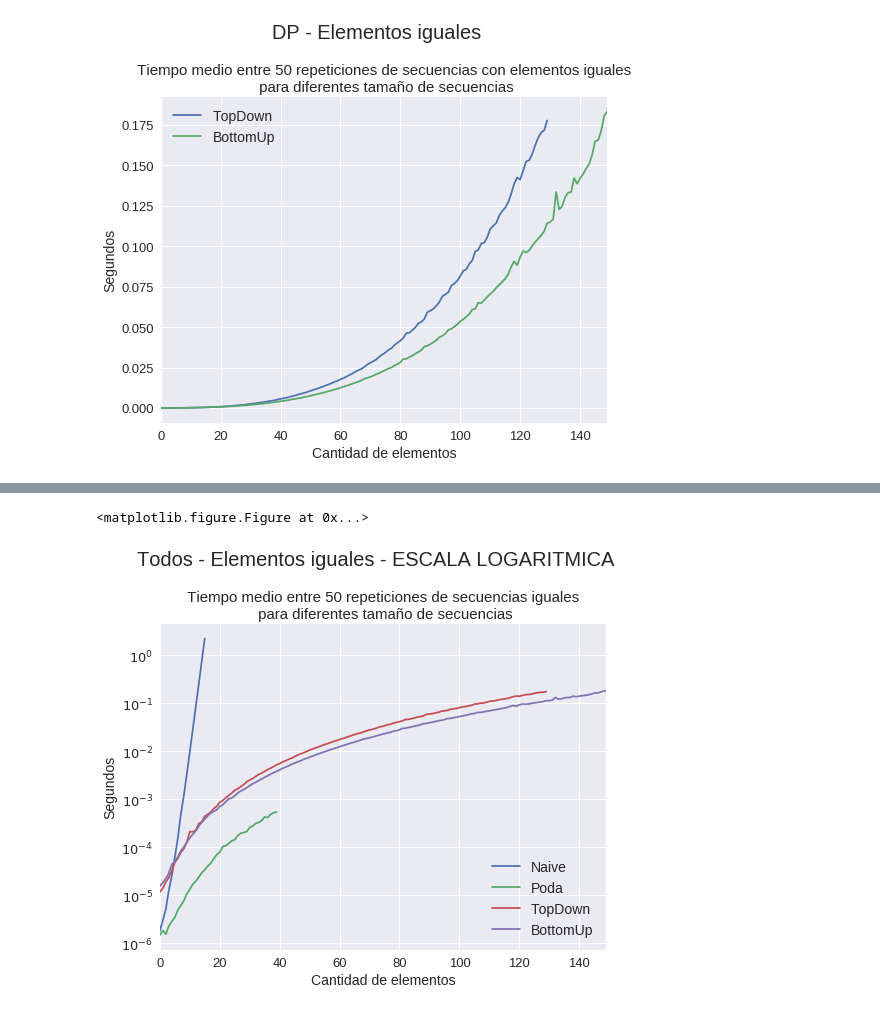
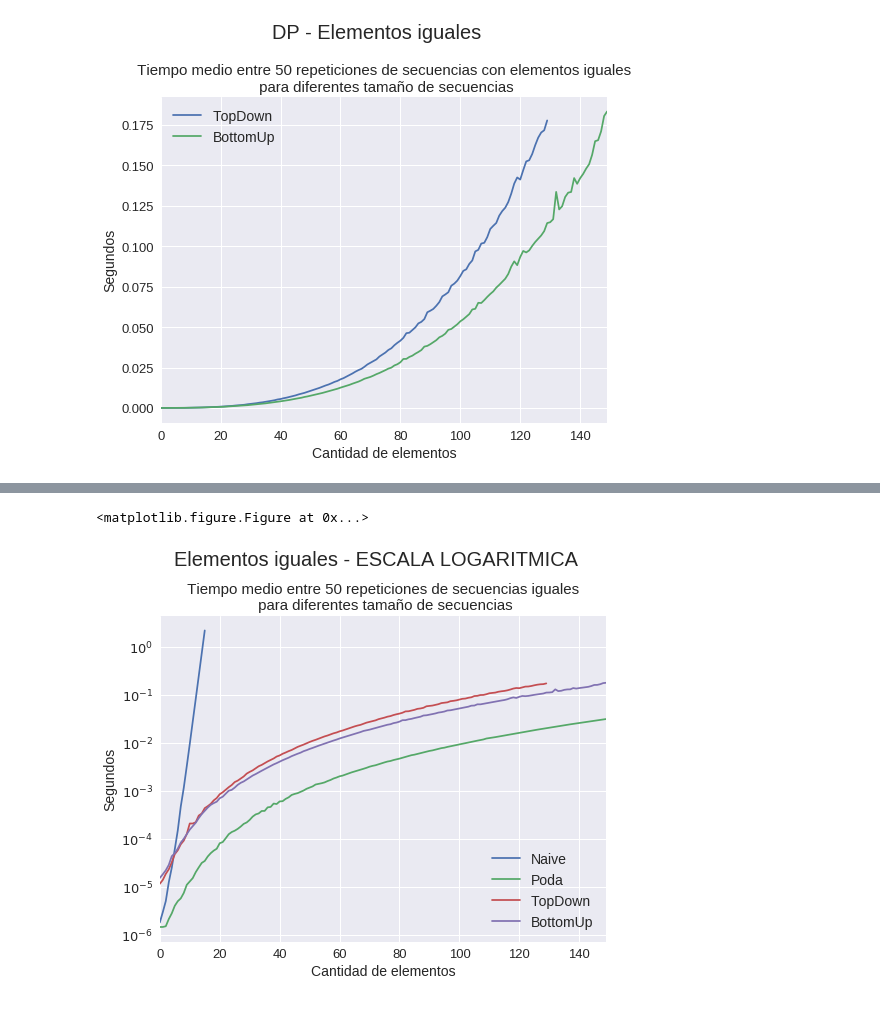
Before and after one commit to JonSeijo/algo3-tp1, a Jupyter notebook: experimentos/Graficador iguales.ipynb, the cells around one changed output, grey strips where cells are left out. Cells and saved outputs as stored; diff of their text form; code cells hidden in the pictures.

```diff
--- a/experimentos/Graficador iguales.ipynb
+++ b/experimentos/Graficador iguales.ipynb
@@ -211,28 +211,28 @@ plt.show()
 # %%
 %matplotlib inline
 tiempos_naive = datos_naive['meanSeconds']
-tiempos_poda = datos_poda['meanSeconds']
+tiempos_poda = datos_poda['meanSeconds'][:150]
 tiempos_topdown = datos_topdown['meanSeconds']
 tiempos_bottomup = datos_bottomup['meanSeconds']
 
 # 50 repes
 # Naive: n = 15
-# Poda: n = 40
+# Poda: n = 190
 
 plt.clf()
 fig = plt.figure(figsize=(8,6))
 plot_naive = tiempos_naive.plot(logy = True)
 plot_poda = tiempos_poda.plot()
 tiempos_topdown.plot(fontsize = 13)
 tiempos_bottomup.plot()
 
-fig.suptitle('Todos - Elementos iguales - ESCALA LOGARITMICA', fontsize=20, position = (0.5, 1.05)) # Add the text/suptitle to figure
+fig.suptitle('Elementos iguales - ESCALA LOGARITMICA', fontsize=20, position = (0.5, 1.03)) # Add the text/suptitle to figure
 plot_naive.set_title('\n Tiempo medio entre 50 repeticiones de secuencias iguales \n para diferentes tamaño de secuencias', fontsize = 15)
 plot_naive.legend(['Naive', 'Poda', 'TopDown', 'BottomUp'], fontsize = 14)
 plot_naive.set_xlabel("Cantidad de elementos", size = 14)
 plot_naive.set_ylabel("Segundos", size = 14)
 
 plt.show()
 # %% [output]
 <matplotlib.figure.Figure at 0x...>
-[figure, old version]
+[figure, new version]
```
Also changed, not shown: parts of 4 cells of this notebook, 7 other files.
